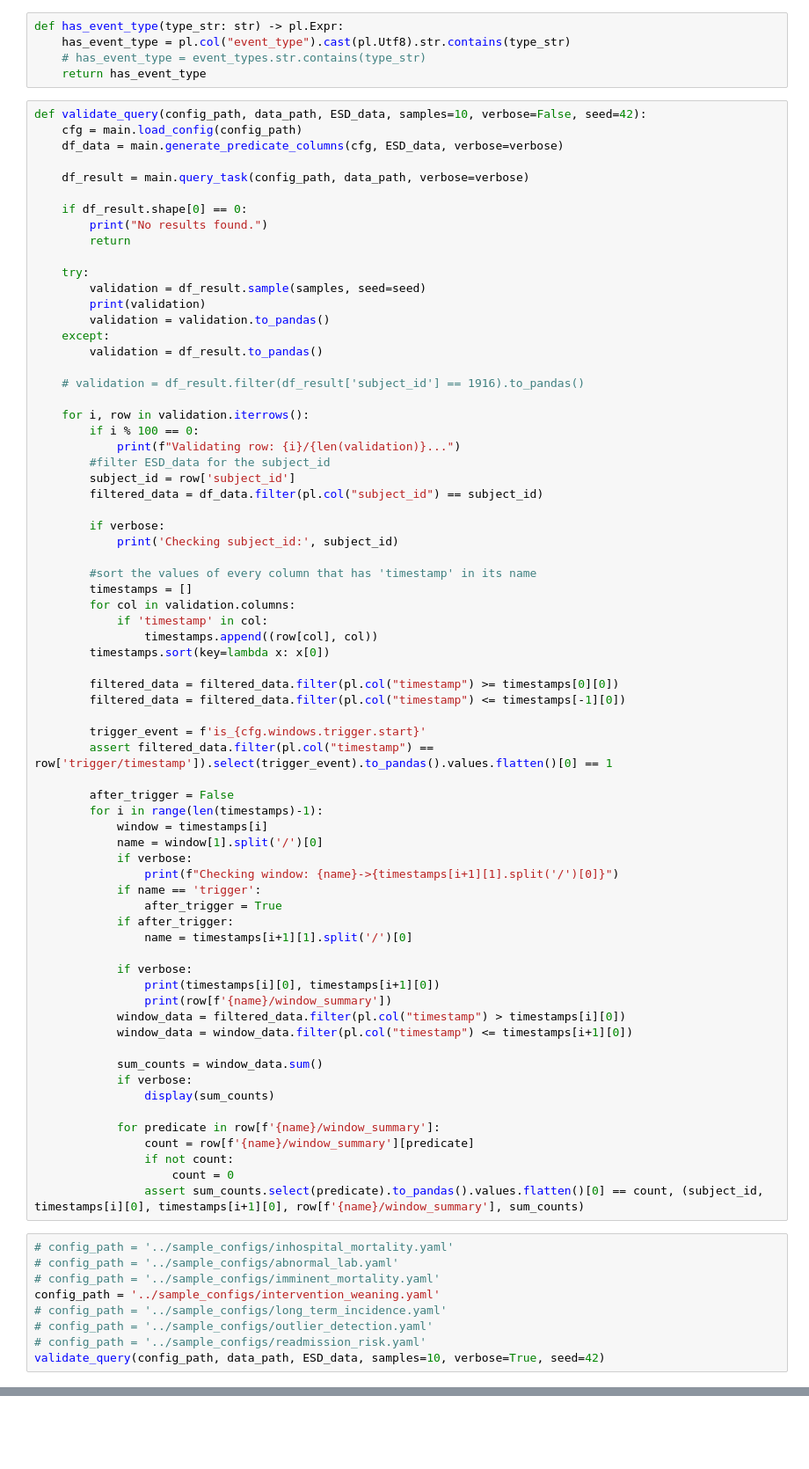
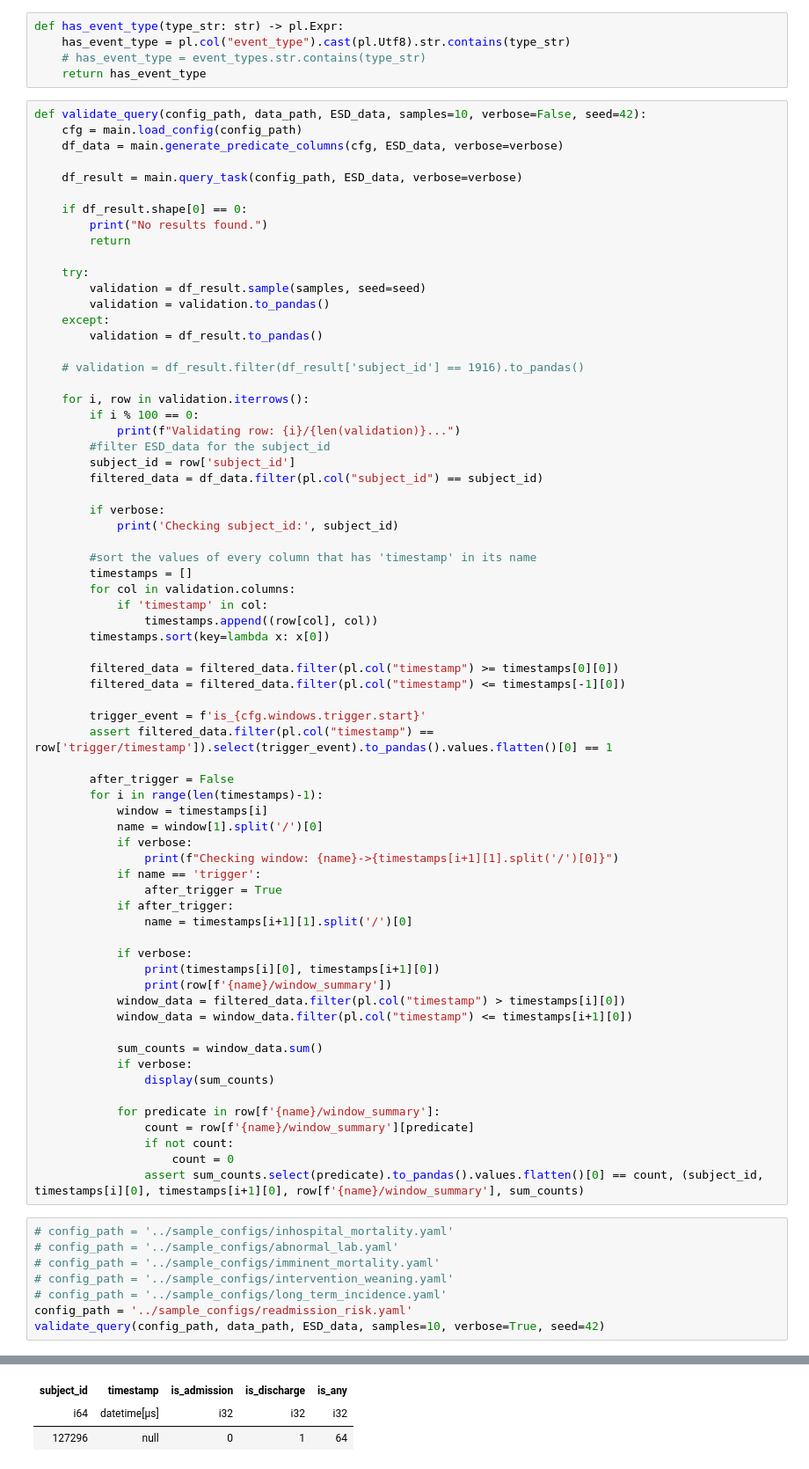
Before and after one commit to justin13601/ACES, a Jupyter notebook: to_organize/run_validation.ipynb, the cells around one changed output, grey strips where cells are left out. Shown at 88% size. Saved outputs shown, nothing was run; the diff lists cells and outputs as text; blank space fills up the shorter version.

```diff
--- a/to_organize/run_validation.ipynb
+++ b/to_organize/run_validation.ipynb
@@ -53,7 +54,7 @@ def validate_query(config_path, data_path, ESD_data, samples=10, verbose=False,
     cfg = main.load_config(config_path)
     df_data = main.generate_predicate_columns(cfg, ESD_data, verbose=verbose)
 
-    df_result = main.query_task(config_path, data_path, verbose=verbose)
+    df_result = main.query_task(config_path, ESD_data, verbose=verbose)
 
     if df_result.shape[0] == 0:
         print("No results found.")
@@ -61,7 +62,6 @@ def validate_query(config_path, data_path, ESD_data, samples=10, verbose=False,
 
     try:
         validation = df_result.sample(samples, seed=seed)
-        print(validation)
         validation = validation.to_pandas()
     except:
         validation = df_result.to_pandas()
@@ -121,9 +121,8 @@ def validate_query(config_path, data_path, ESD_data, samples=10, verbose=False,
 # config_path = '../sample_configs/inhospital_mortality.yaml'
 # config_path = '../sample_configs/abnormal_lab.yaml'
 # config_path = '../sample_configs/imminent_mortality.yaml'
-config_path = '../sample_configs/intervention_weaning.yaml'
+# config_path = '../sample_configs/intervention_weaning.yaml'
 # config_path = '../sample_configs/long_term_incidence.yaml'
-# config_path = '../sample_configs/outlier_detection.yaml'
-# config_path = '../sample_configs/readmission_risk.yaml'
+config_path = '../sample_configs/readmission_risk.yaml'
 validate_query(config_path, data_path, ESD_data, samples=10, verbose=True, seed=42)
 # %% [output]
@@ -130,0 +147,3 @@ NameError: name 'validate_query' is not defined
+| subject_id | timestamp | is_admission | is_discharge | is_any |
+| i64 | datetime[μs] | i32 | i32 | i32 |
+| 127296 | null | 0 | 1 | 64 |
```
Also changed, not shown: parts of 2 cells of this notebook, 35 other files.
